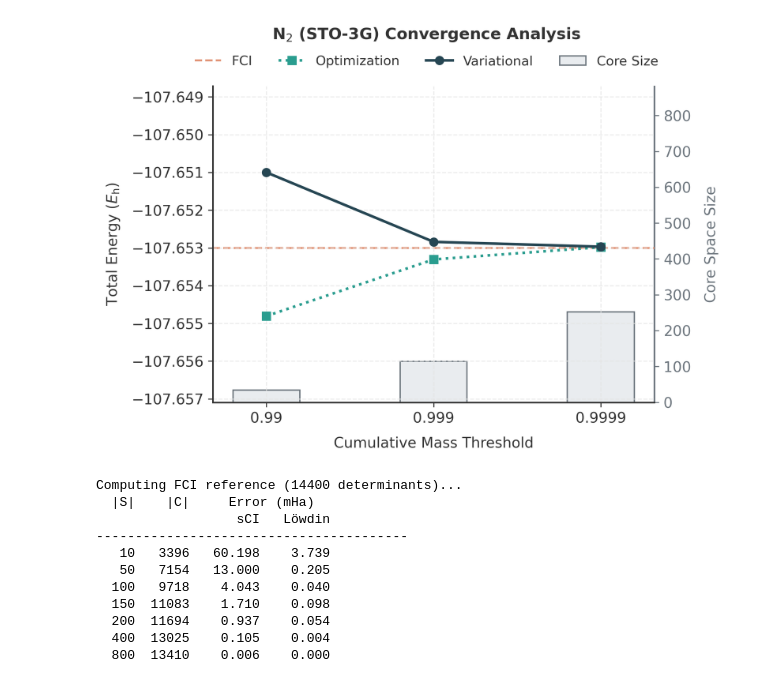
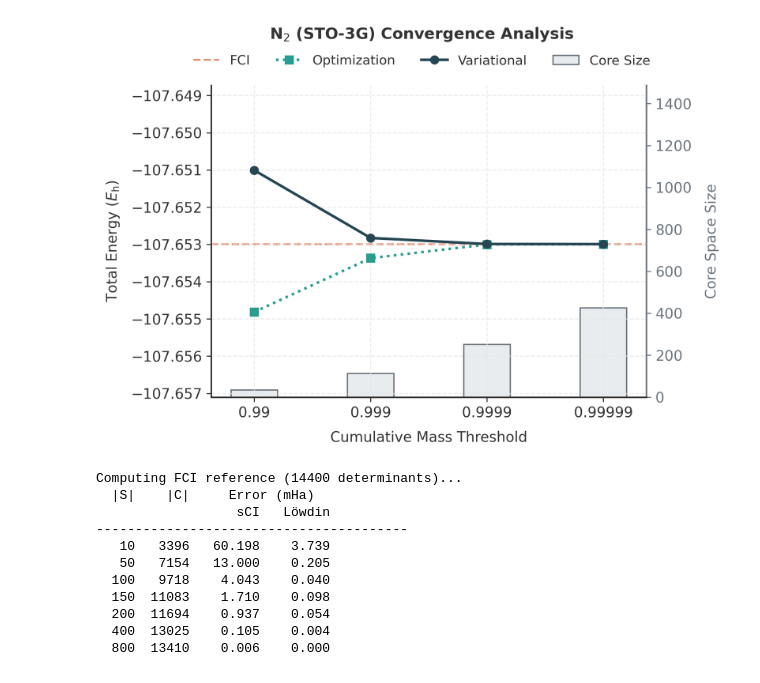
Before and after one commit to wsmxcz/DetNQS, a Jupyter notebook: examples/experiments.ipynb, the cells around one changed output. Drawn from its saved outputs; the diff is of its cells as text; code cells hidden in the pictures.

```diff
--- a/examples/experiments.ipynb
+++ b/examples/experiments.ipynb
@@ -93,11 +93,11 @@ def plot_n2_convergence():
     """Plot N2 convergence with core space size bars."""
     # Experimental data
     data = {
-        "Mass": ["0.99", "0.999", "0.9999"],
-        "E_Opt": [-107.6548065, -107.6533061, -107.6529815],
-        "E_Var": [-107.6510004, -107.6528407, -107.6529687],
-        "CoreSize": [34, 114, 252],
-        "E_FCI": -107.6529999
+        "Mass": ["0.99", "0.999", "0.9999", "0.99999"],
+        "E_Opt": [-107.65481524, -107.65336855, -107.65300058, -107.65299583],
+        "E_Var": [-107.65100900, -107.65282614, -107.65298912, -107.65299202],
+        "CoreSize": [34, 113, 251, 425],
+        "E_FCI": -107.65299988
     }
     df = pd.DataFrame(data)
     x_pos = range(len(df))
@@ -126,34 +126,34 @@ def plot_n2_convergence():
     l_ref = ax1.axhline(data["E_FCI"], color=PALETTE['baseline'],
                         linestyle='--', linewidth=1.5, label="FCI", zorder=1)
     l_opt, = ax1.plot(x_pos, df["E_Opt"], marker='s', linestyle=':',
                       color=PALETTE['secondary'], markersize=6, linewidth=2,
                       label="Optimization", zorder=2)
     l_var, = ax1.plot(x_pos, df["E_Var"], marker='o', linestyle='-',
                       color=PALETTE['primary'], markersize=6, linewidth=2,
                       label="Variational", zorder=3)
 
     # Axis formatting
     format_axis(ax1, "Cumulative Mass Threshold", r"Total Energy ($E_{\mathrm{h}}$)")
     ax1.set_xticks(x_pos)
     ax1.set_xticklabels(df["Mass"])
 
     # Energy axis scaling
     e_vals = df["E_Opt"].tolist() + df["E_Var"].tolist()
     margin = (max(e_vals) - min(e_vals)) * 0.6
     ax1.set_ylim(min(e_vals) - margin, max(e_vals) + margin)
 
     # Unified legend
     fig.legend([l_ref, l_opt, l_var, ax2.patches[0]],
                ["FCI", "Optimization", "Variational", "Core Size"],
                loc='upper center', bbox_to_anchor=(0.5, 0.95), ncol=4)
 
     fig.suptitle(r"N$_2$ (STO-3G) Convergence Analysis", y=0.99,
                  fontsize=12, weight='bold')
     plt.show()
 
 plot_n2_convergence()
 # %% [output]
-[figure, old version]
+[figure, new version]
 # %%
 # Copyright 2025 The LEVER Authors - All rights reserved.
 # SPDX-License-Identifier: Apache-2.0
```
Also changed, not shown: 13 other files.
